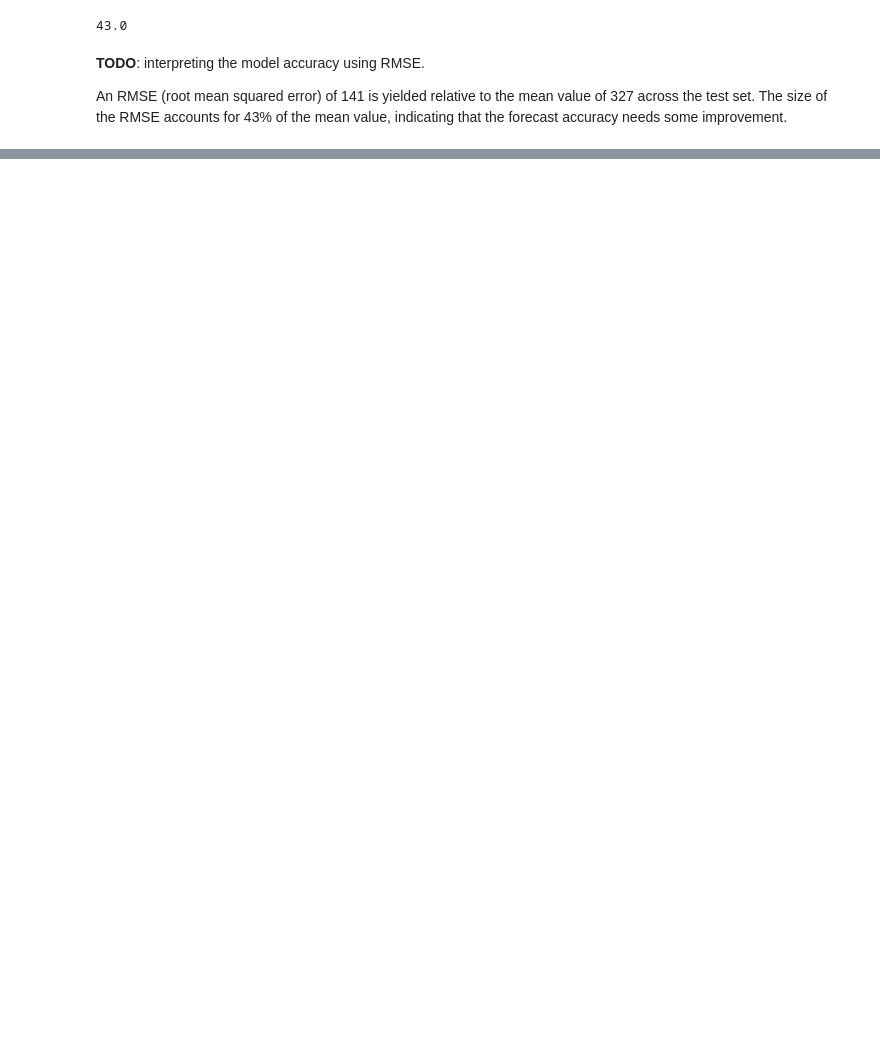
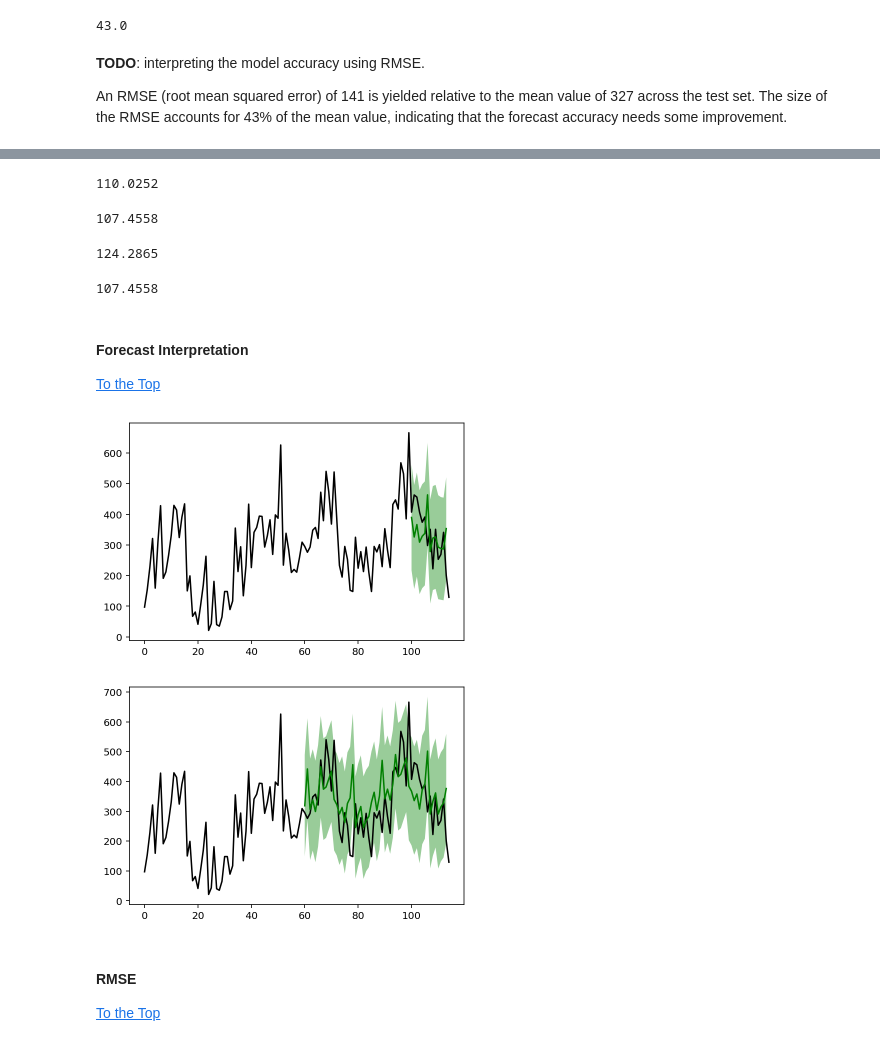
Before and after one commit to dimi-tree/time-series-forecasting, a Jupyter notebook: 02_bayesian_modelling.ipynb, the cells around one changed output, grey strips where cells are left out. Cells and saved outputs as stored; diff of their text form; code cells hidden in the pictures; blank space fills up the shorter version.

```diff
--- a/02_bayesian_modelling.ipynb
+++ b/02_bayesian_modelling.ipynb
@@ -218,0 +275,5 @@ An RMSE (root mean squared error) of 141 is yielded relative to the mean value o
+# %%
+%%time
+
+myTuner = modelTuner(method='gradient_descent', loss='mse')
+tuned_DLM2 = myTuner.tune(DLM_2, maxit=100)
@@ -218,0 +285,31 @@ An RMSE (root mean squared error) of 141 is yielded relative to the mean value o
+# %%
+tuned_DLM2.fit()
+# %%
+round(np.sqrt(DLM_2.getMSE()), 4)
+round(np.sqrt(tuned_DLM2.getMSE()), 4)
+# %% [output]
+110.0252
+107.4558
+# %%
+round(np.sqrt(simple_dlm.getMSE()), 4)
+round(np.sqrt(tuned_DLM2.getMSE()), 4)
+# %% [output]
+124.2865
+107.4558
+# %% [markdown]
+#### Forecast Interpretation
+<a id="dlm2-forecast-interpretation"></a>
+[To the Top](#top)
+# %%
+# Plot prediction for the first 100 weeks and a forecast for the following 14 weeks.
+tuned_DLM2.plotPredictN(date=100, N=14)
+
+# Plot prediction for the first 60 weeks and a forecast for the following 54 weeks.
+tuned_DLM2.plotPredictN(date=60, N=54)
+# %% [output]
+[figure, added]
+[figure, added]
+# %% [markdown]
+#### RMSE
+<a id="dlm2-rmse"></a>
+[To the Top](#top)
```
Also changed, not shown: parts of 36 cells of this notebook.
